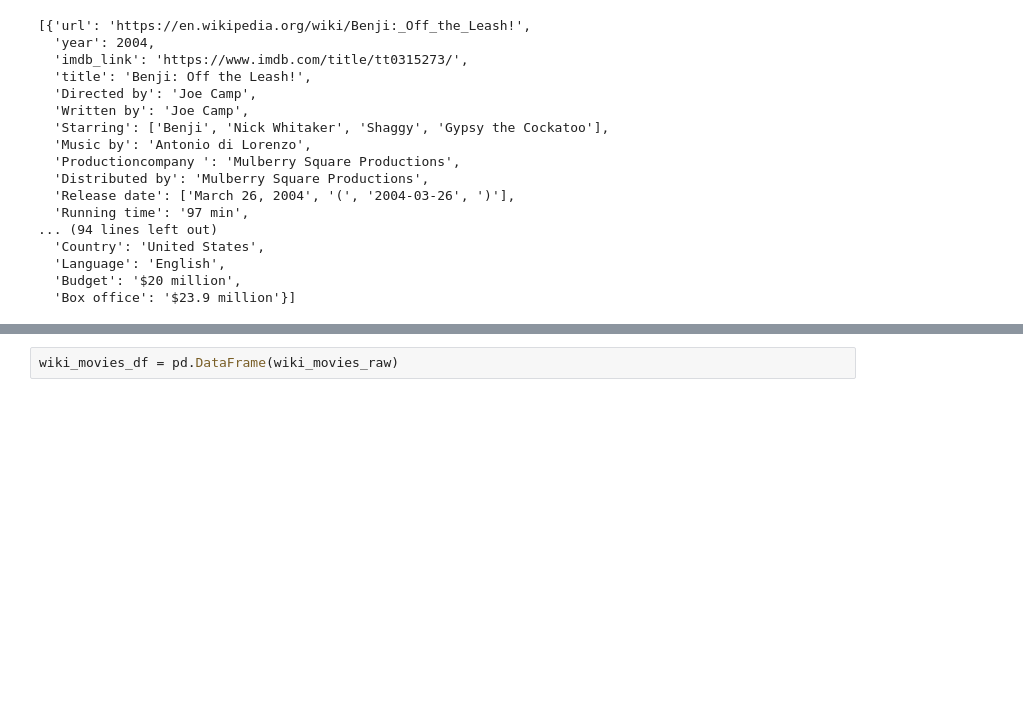
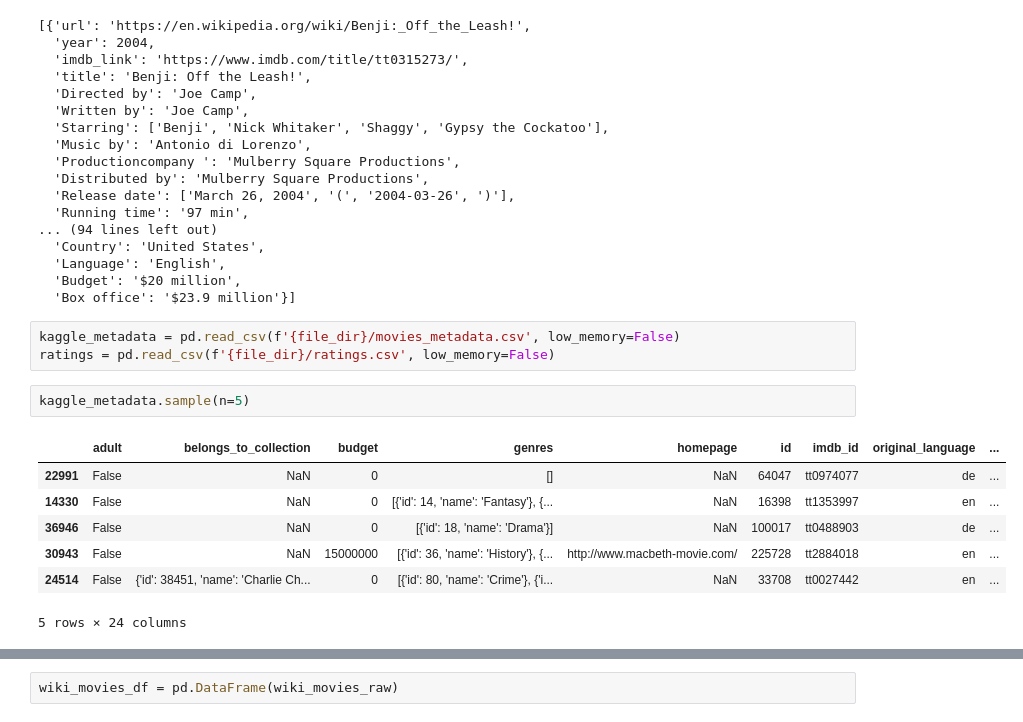
Before and after one commit to ianhernandezz/Movies-ETL, a Jupyter notebook: Untitled.ipynb, the cells around one changed output, grey strips where cells are left out. Drawn from its saved outputs; the diff is of its cells as text; blank space fills up the shorter version.

```diff
--- a/Untitled.ipynb
+++ b/Untitled.ipynb
@@ -78,3 +78,16 @@ wiki_movies_raw[3600:3605]
   'Language': 'English',
   'Budget': '$20 million',
   'Box office': '$23.9 million'}]
+# %%
+kaggle_metadata = pd.read_csv(f'{file_dir}/movies_metadata.csv', low_memory=False)
+ratings = pd.read_csv(f'{file_dir}/ratings.csv', low_memory=False)
+# %%
+kaggle_metadata.sample(n=5)
+# %% [output]
+|  | adult | belongs_to_collection | budget | genres | homepage | id | imdb_id | original_language | ... |
+| 22991 | False | NaN | 0 | [] | NaN | 64047 | tt0974077 | de | ... |
+| 14330 | False | NaN | 0 | [{'id': 14, 'name': 'Fantasy'}, {... | NaN | 16398 | tt1353997 | en | ... |
+| 36946 | False | NaN | 0 | [{'id': 18, 'name': 'Drama'}] | NaN | 100017 | tt0488903 | de | ... |
+| 30943 | False | NaN | 15000000 | [{'id': 36, 'name': 'History'}, {... | http://www.macbeth-movie.com/ | 225728 | tt2884018 | en | ... |
+| 24514 | False | {'id': 38451, 'name': 'Charlie Ch... | 0 | [{'id': 80, 'name': 'Crime'}, {'i... | NaN | 33708 | tt0027442 | en | ... |
+5 rows × 24 columns
```
Also changed, not shown: parts of 14 cells of this notebook, 1 other file.
